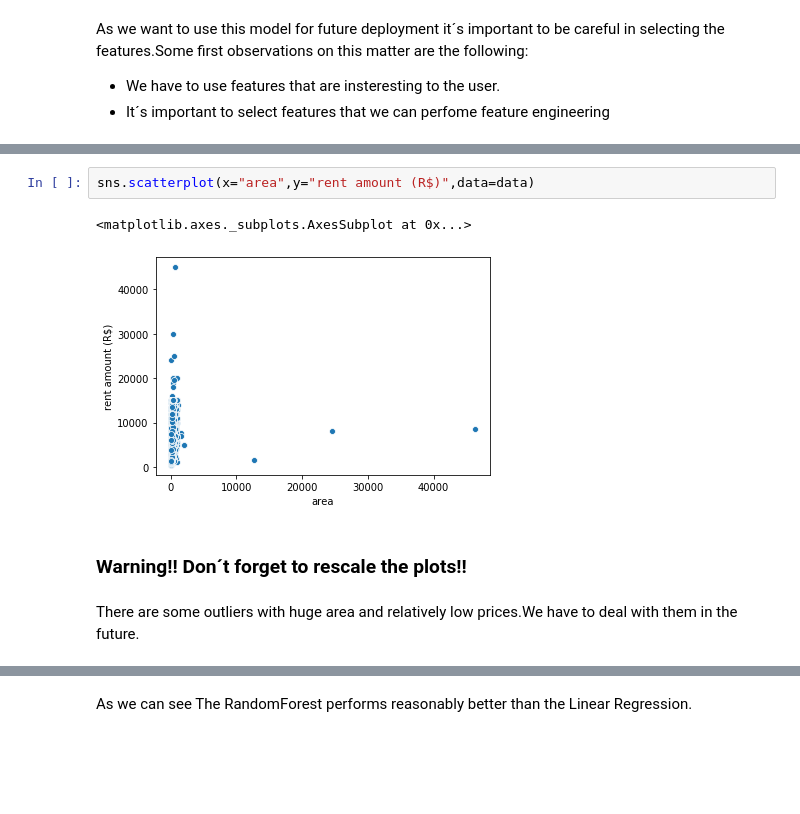
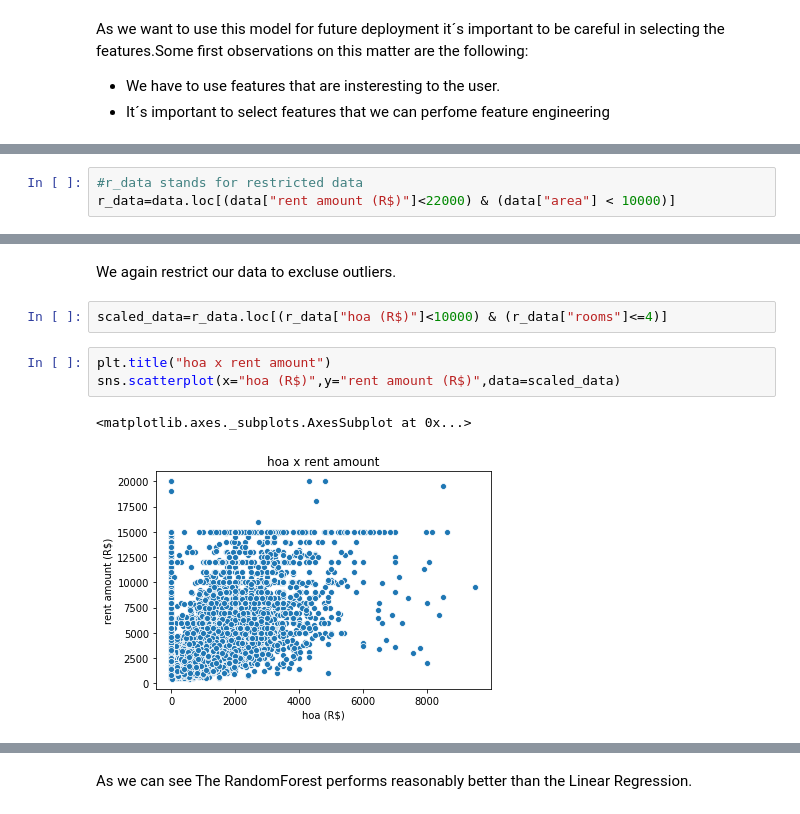
Before and after one commit to Pontes-Junior/Rent_Prices_Prediction, a Jupyter notebook: Houses_to_rent_Notebook.ipynb, the cells around one changed output, grey strips where cells are left out. Saved outputs shown, nothing was run; the diff lists cells and outputs as text; blank space fills up the shorter version.

```diff
--- a/Houses_to_rent_Notebook.ipynb
+++ b/Houses_to_rent_Notebook.ipynb
@@ -68,0 +88,3 @@ sns.countplot(x="city",data=data)
+# %%
+#r_data stands for restricted data
+r_data=data.loc[(data["rent amount (R$)"]<22000) & (data["area"] < 10000)]
@@ -81,9 +185,10 @@ sns.countplot(x="parking spaces",data=data)
+# %% [markdown]
+We again restrict our data to excluse outliers.
+# %%
+scaled_data=r_data.loc[(r_data["hoa (R$)"]<10000) & (r_data["rooms"]<=4)]
 # %%
-sns.scatterplot(x="area",y="rent amount (R$)",data=data)
+plt.title("hoa x rent amount")
+sns.scatterplot(x="hoa (R$)",y="rent amount (R$)",data=scaled_data)
 # %% [output]
 <matplotlib.axes._subplots.AxesSubplot at 0x...>
-[figure, old version]
+[figure, new version]
-# %% [markdown]
-### Warning!! Don´t forget to rescale the plots!!
-# %% [markdown]
-There are some outliers  with huge area and relatively low prices.We have to deal with them in the future.
```
Also changed, not shown: parts of 41 cells of this notebook.
